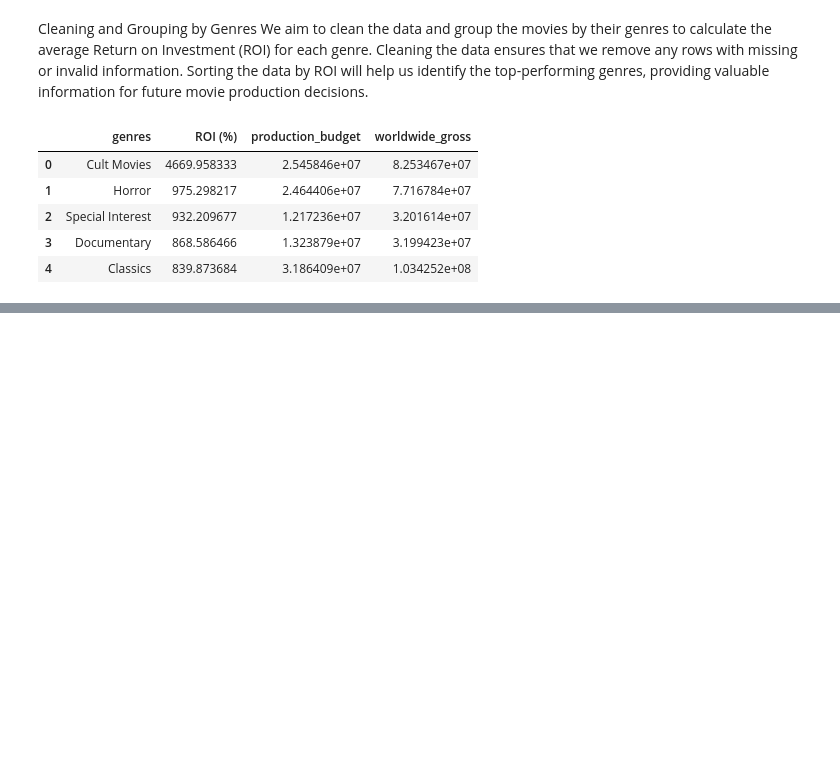
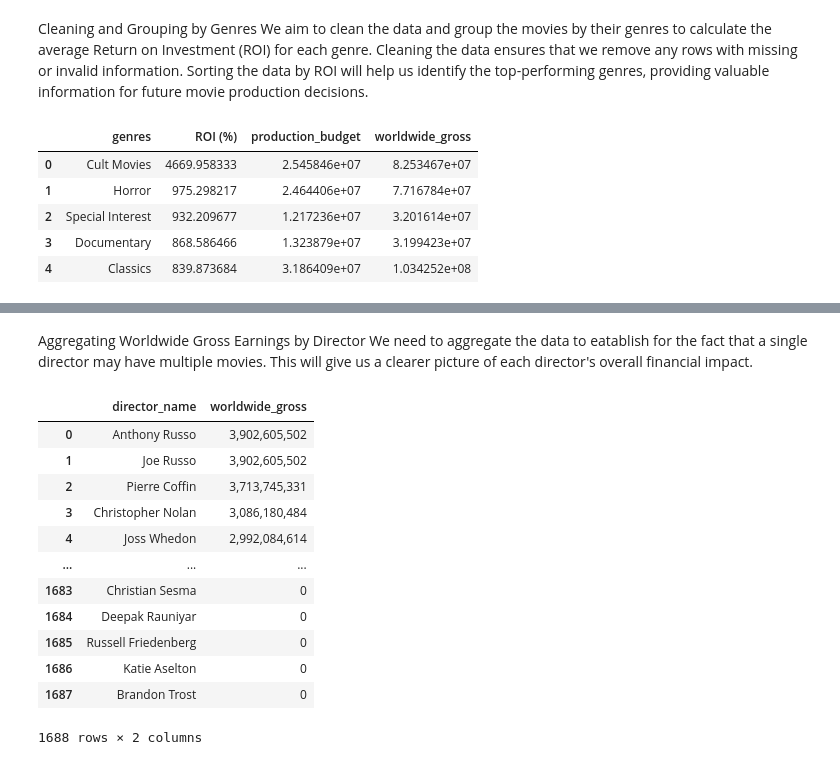
Before and after one commit to Kate-Maina/Phase2_Project_Group2, a Jupyter notebook: index.ipynb, the cells around one changed output, grey strips where cells are left out. Drawn from its saved outputs; the diff is of its cells as text; code cells hidden in the pictures; blank space fills up the shorter version.

```diff
--- a/index.ipynb
+++ b/index.ipynb
@@ -407,0 +529,31 @@ grouped_table.head()
+# %% [markdown]
+Aggregating Worldwide Gross Earnings by Director
+We need to aggregate the data to eatablish for the fact that a single director may have multiple movies. This will give us a clearer picture of each director's overall financial impact.
+# %%
+# Remove commas, dollar sign and convert to float for calculation
+directors_fgross_df['worldwide_gross'] = directors_fgross_df['worldwide_gross'].replace(r',', '', regex=True)
+directors_fgross_df['worldwide_gross'] = directors_fgross_df['worldwide_gross'].replace(r'\$', '', regex=True).astype(float)
+
+# Group by director_name and sum worldwide_gross
+agg_directors_df = directors_fgross_df.groupby('director_name', as_index=False)['worldwide_gross'].sum()
+
+# Sort by worldwide_gross in descending order
+agg_directors_df = agg_directors_df.sort_values(by='worldwide_gross', ascending=False).reset_index(drop=True)
+
+# Format numbers with commas
+agg_directors_df['worldwide_gross'] = agg_directors_df['worldwide_gross'].apply(lambda x: f"{int(x):,}")
+agg_directors_df
+# %% [output]
+|  | director_name | worldwide_gross |
+| 0 | Anthony Russo | 3,902,605,502 |
+| 1 | Joe Russo | 3,902,605,502 |
+| 2 | Pierre Coffin | 3,713,745,331 |
+| 3 | Christopher Nolan | 3,086,180,484 |
+| 4 | Joss Whedon | 2,992,084,614 |
+| ... | ... | ... |
+| 1683 | Christian Sesma | 0 |
+| 1684 | Deepak Rauniyar | 0 |
+| 1685 | Russell Friedenberg | 0 |
+| 1686 | Katie Aselton | 0 |
+| 1687 | Brandon Trost | 0 |
+1688 rows × 2 columns
```
Also changed, not shown: parts of 27 cells of this notebook.
